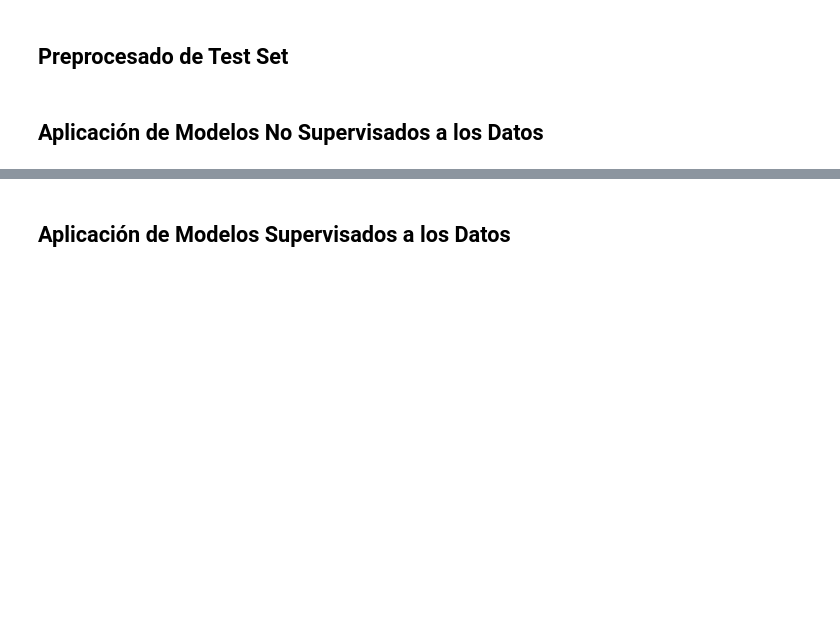
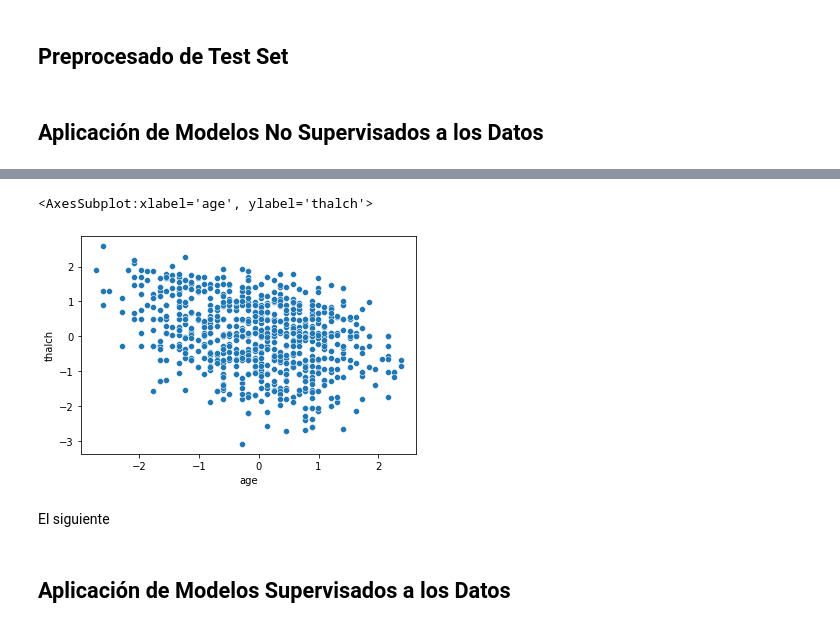
Before and after one commit to angelbujalance/UCI-ML, a Jupyter notebook: PRAC_Angel_Bujalance.ipynb, the cells around one changed output, grey strips where cells are left out. Saved outputs shown, nothing was run; the diff lists cells and outputs as text; code cells hidden in the pictures; blank space fills up the shorter version.

```diff
--- a/PRAC_Angel_Bujalance.ipynb
+++ b/PRAC_Angel_Bujalance.ipynb
@@ -796,2 +856,9 @@ Una vez el test set esté preprocesado, empezaré el proceso de modelado de dato
+# %%
+sns.scatterplot(data=X_train_data, x='age', y='thalch')
+# %% [output]
+<AxesSubplot:xlabel='age', ylabel='thalch'>
+[figure, added]
+# %% [markdown]
+El siguiente
 # %% [markdown]
 ## Aplicación de Modelos Supervisados a los Datos
```
Also changed, not shown: parts of 8 cells of this notebook.
